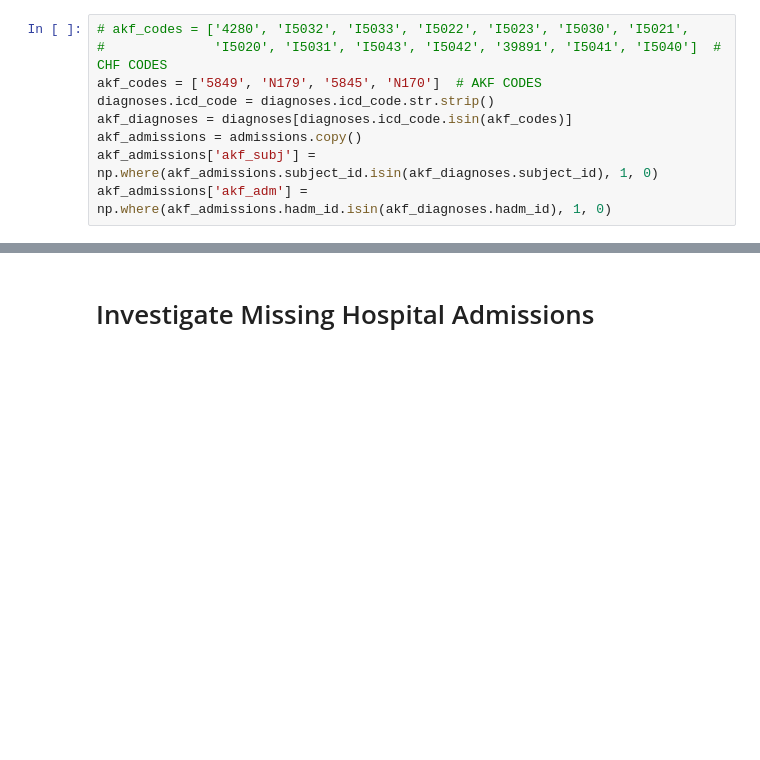
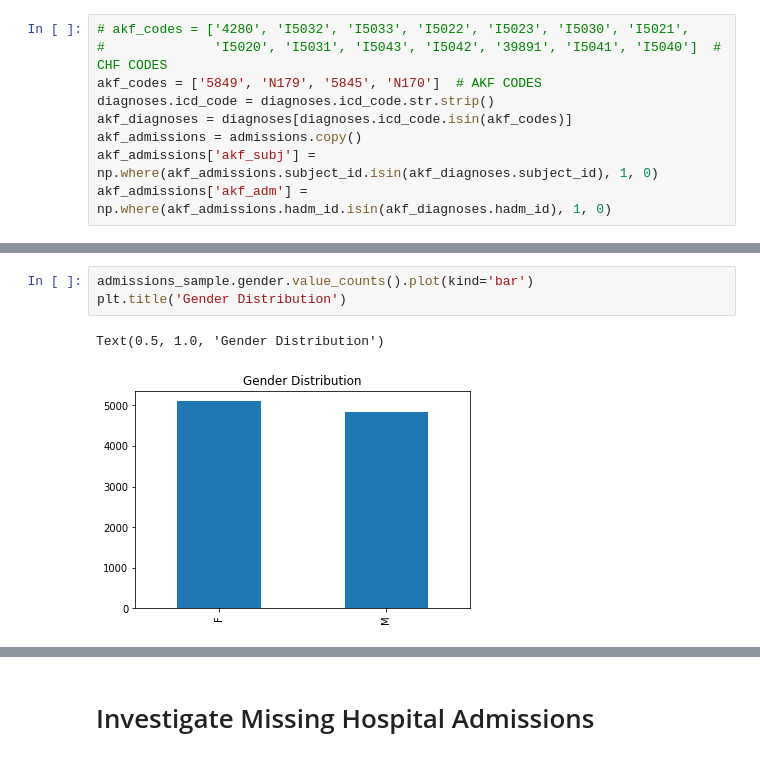
Before and after one commit to brandoncryu/disease_prediction, a Jupyter notebook: Stephen_EDA.ipynb, the cells around one changed output, grey strips where cells are left out. Drawn from its saved outputs; the diff is of its cells as text; blank space fills up the shorter version.

```diff
--- a/Stephen_EDA.ipynb
+++ b/Stephen_EDA.ipynb
@@ -273,0 +329,6 @@ dtype: float64
+# %%
+admissions_sample.gender.value_counts().plot(kind='bar')
+plt.title('Gender Distribution')
+# %% [output]
+Text(0.5, 1.0, 'Gender Distribution')
+[figure, added]
```
Also changed, not shown: parts of 24 cells of this notebook.
